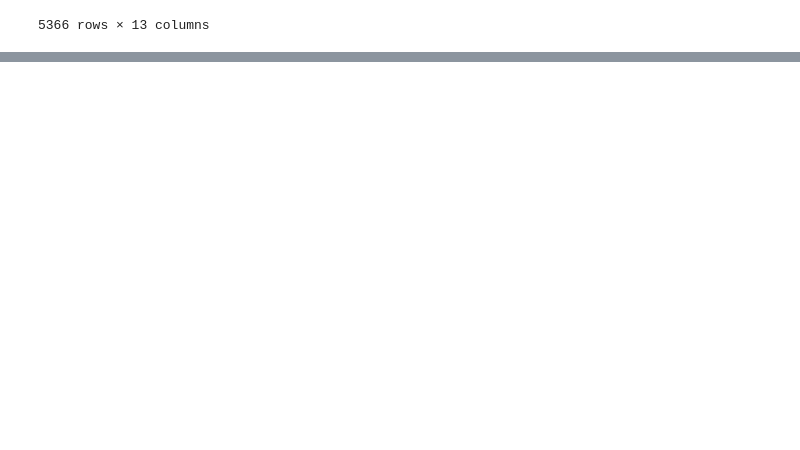
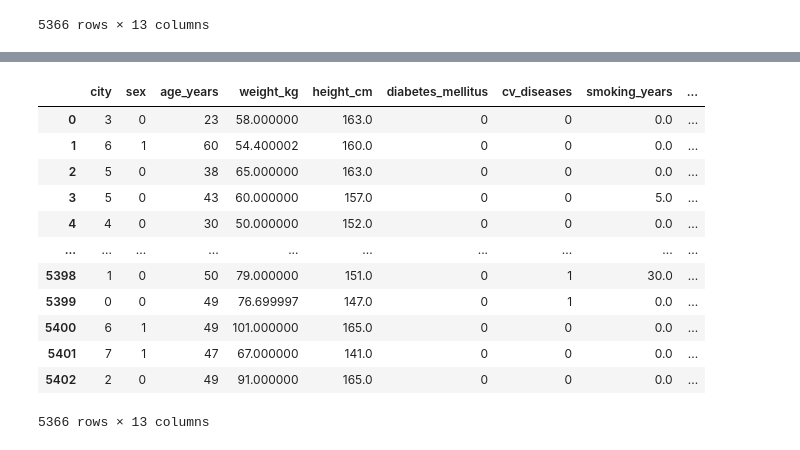
Before and after one commit to dpuma/modelo_ml_hipertension, a Jupyter notebook: proyecto_tesis.ipynb, the cells around one changed output, grey strips where cells are left out. Cells and saved outputs as stored; diff of their text form; code cells hidden in the pictures; blank space fills up the shorter version.

```diff
--- a/proyecto_tesis.ipynb
+++ b/proyecto_tesis.ipynb
@@ -247,0 +260,16 @@ df
+# %%
+df
+# %% [output]
+|  | city | sex | age_years | weight_kg | height_cm | diabetes_mellitus | cv_diseases | smoking_years | ... |
+| 0 | 3 | 0 | 23 | 58.000000 | 163.0 | 0 | 0 | 0.0 | ... |
+| 1 | 6 | 1 | 60 | 54.400002 | 160.0 | 0 | 0 | 0.0 | ... |
+| 2 | 5 | 0 | 38 | 65.000000 | 163.0 | 0 | 0 | 0.0 | ... |
+| 3 | 5 | 0 | 43 | 60.000000 | 157.0 | 0 | 0 | 5.0 | ... |
+| 4 | 4 | 0 | 30 | 50.000000 | 152.0 | 0 | 0 | 0.0 | ... |
+| ... | ... | ... | ... | ... | ... | ... | ... | ... | ... |
+| 5398 | 1 | 0 | 50 | 79.000000 | 151.0 | 0 | 1 | 30.0 | ... |
+| 5399 | 0 | 0 | 49 | 76.699997 | 147.0 | 0 | 1 | 0.0 | ... |
+| 5400 | 6 | 1 | 49 | 101.000000 | 165.0 | 0 | 0 | 0.0 | ... |
+| 5401 | 7 | 1 | 47 | 67.000000 | 141.0 | 0 | 0 | 0.0 | ... |
+| 5402 | 2 | 0 | 49 | 91.000000 | 165.0 | 0 | 0 | 0.0 | ... |
+5366 rows × 13 columns
```
Also changed, not shown: parts of 7 cells of this notebook.
